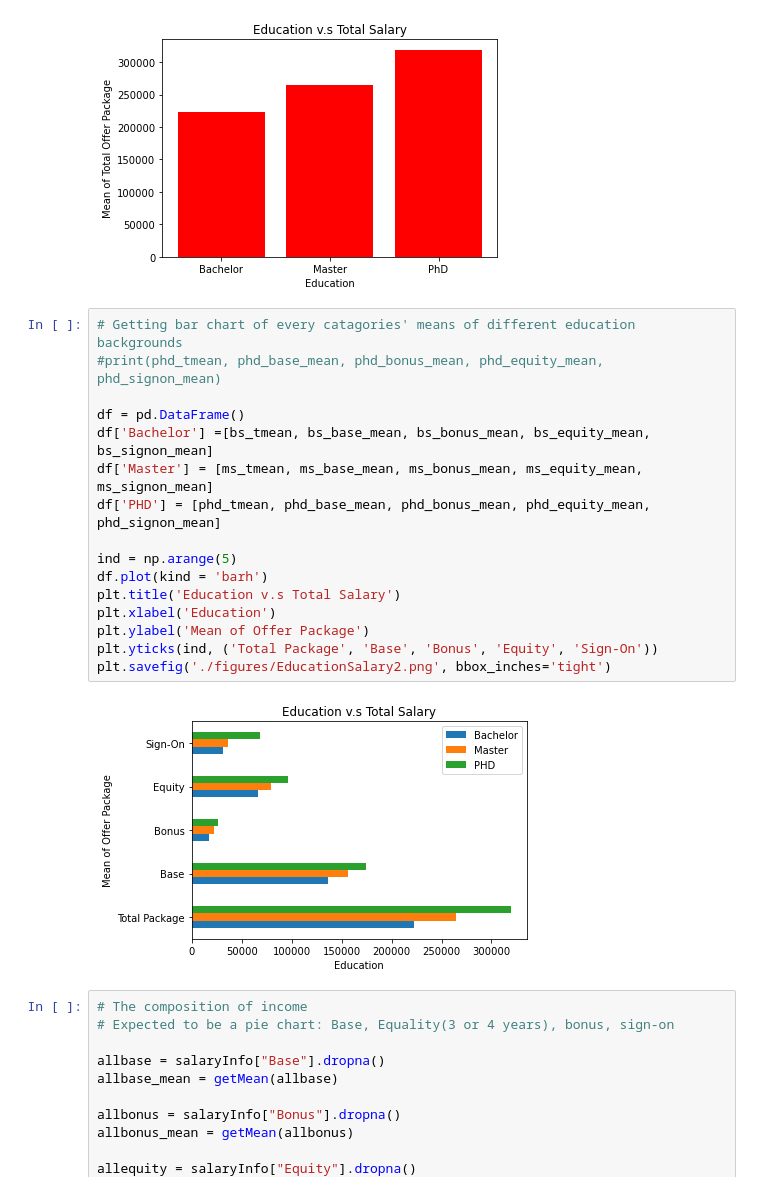
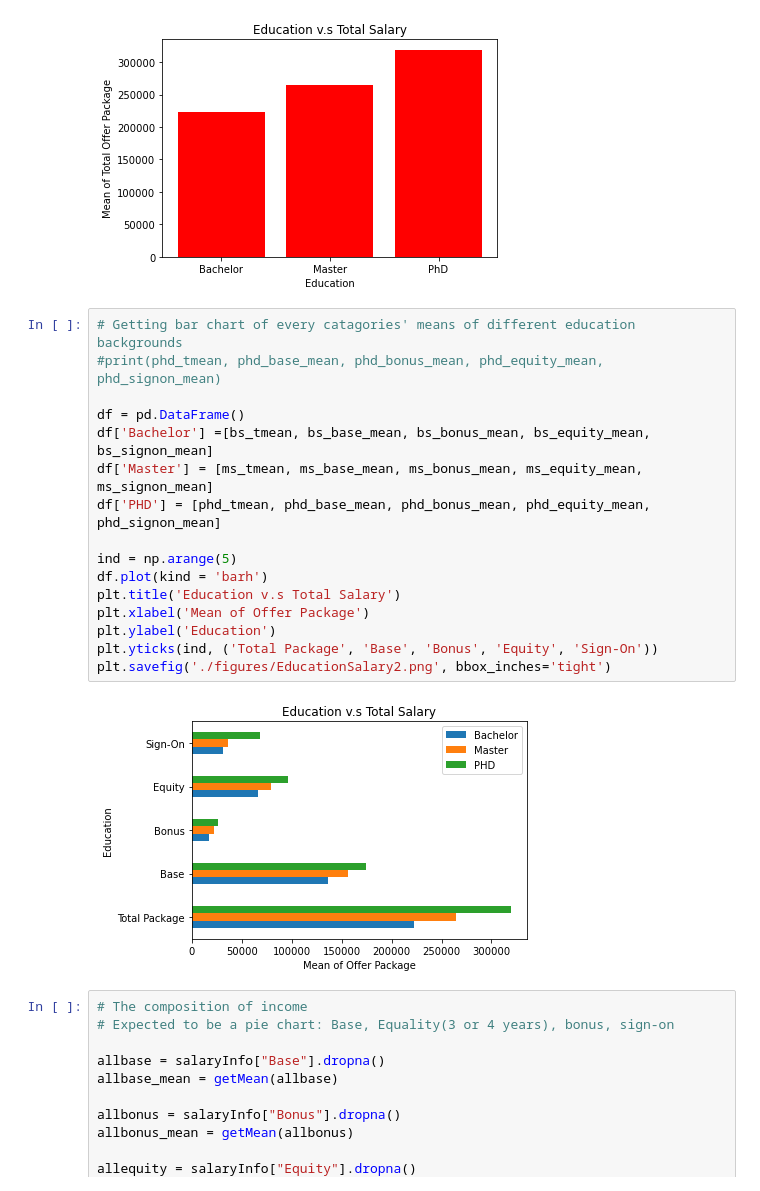
Before and after one commit to dorothyjx/damg-6105-Final-Project, a Jupyter notebook: project_final.ipynb, the cells around one changed output. Saved outputs shown, nothing was run; the diff lists cells and outputs as text.

```diff
--- a/project_final.ipynb
+++ b/project_final.ipynb
@@ -403,21 +403,21 @@ fig.savefig('./figures/EducationSalary1.png', bbox_inches='tight')
 # %%
 # Getting bar chart of every catagories' means of different education backgrounds
 #print(phd_tmean, phd_base_mean, phd_bonus_mean, phd_equity_mean, phd_signon_mean)
 
 df = pd.DataFrame()
 df['Bachelor'] =[bs_tmean, bs_base_mean, bs_bonus_mean, bs_equity_mean, bs_signon_mean]
 df['Master'] = [ms_tmean, ms_base_mean, ms_bonus_mean, ms_equity_mean, ms_signon_mean]
 df['PHD'] = [phd_tmean, phd_base_mean, phd_bonus_mean, phd_equity_mean, phd_signon_mean]
 
 ind = np.arange(5)
 df.plot(kind = 'barh')
 plt.title('Education v.s Total Salary')
-plt.xlabel('Education')
-plt.ylabel('Mean of Offer Package')
+plt.xlabel('Mean of Offer Package')
+plt.ylabel('Education')
 plt.yticks(ind, ('Total Package', 'Base', 'Bonus', 'Equity', 'Sign-On'))
 plt.savefig('./figures/EducationSalary2.png', bbox_inches='tight')
 # %% [output]
-[figure, old version]
+[figure, new version]
 # %%
 # The composition of income
 # Expected to be a pie chart: Base, Equality(3 or 4 years), bonus, sign-on
```
Also changed, not shown: parts of 1 cell of this notebook, 2 other files.
